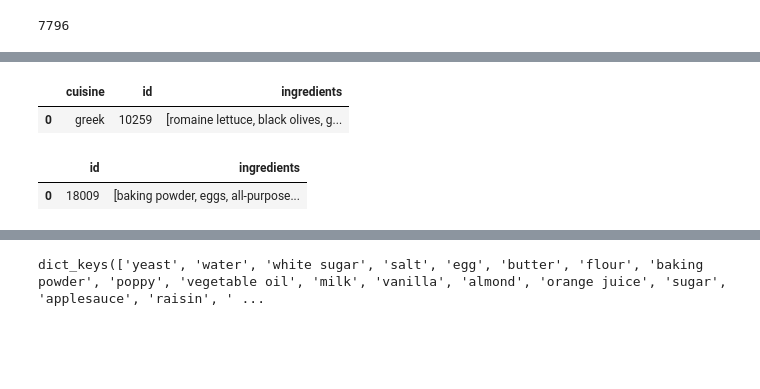
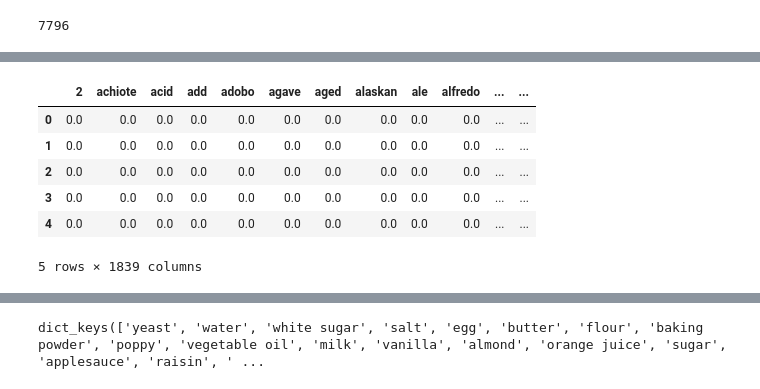
Before and after one commit to BloomTech-Labs/MyDish-DS, a Jupyter notebook: SLightfoot/ingr_scratchpad.ipynb, the cells around one changed output, grey strips where cells are left out. Saved outputs shown, nothing was run; the diff lists cells and outputs as text; code cells hidden in the pictures; blank space fills up the shorter version.

```diff
--- a/SLightfoot/ingr_scratchpad.ipynb
+++ b/SLightfoot/ingr_scratchpad.ipynb
@@ -67,5 +70,10 @@ ing3 = parse_ingredients(ing2_df.ingredients)
+# %%
+# Isolate ingredients from each set via parse_ingredients function
+df_ing = parse_ingredients(df.Ingredients)
+kgl_ing = parse_ingredients(kgl_df.ingredients)
+kgl2_ing = parse_ingredients(kgl2_df.ingredients)
 # %%
-ingredients = sorted(list(set().union(ing, ing2, ing3)))
+ingredients = sorted(list(set().union(df_ing, kgl_ing, kgl2_ing)))
 ingredients[:50]
 # %% [output]
 ['',
@@ -126,7 +128,7 @@ here some ingredients ingredients!
 # %%
 # Cleaning up/trimming down that list
 dropwords = ['ounce', 'ounces', 'oz', 'oz.', 'oz.', 'lb', 'lb.', ' pound', 'package', 'packages', 'inches', 'ground', 'and', 'for']
-
-ingredients_trimmed = [remove_words(x, dropwords) for x in ingredients]
+ingredients = [i.lower() for i in ingredients]
+ingredients_trimmed = [scrub_ingredients(x, dropwords) for x in ingredients if x]
 ingredients_trimmed[:50]
 # %% [output]
@@ -182,10 +178,41 @@ df.head(1)
-# %%
-ing_df.head(1)
-# %% [output]
-|  | cuisine | id | ingredients |
-| 0 | greek | 10259 | [romaine lettuce, black olives, g... |
-# %%
-ing2_df.head(1)
-# %% [output]
-|  | id | ingredients |
-| 0 | 18009 | [baking powder, eggs, all-purpose... |
+# %%
+vals = ingredients_stripped
+
+def ngrams_analyzer(string):
+    string = re.sub(r'[,-./]', r'', string)
+    ngrams = zip(*[string[i:] for i in range(5)])  # N-Gram length is 5
+    return [''.join(ngram) for ngram in ngrams]
+
+def get_lemz(text):
+
+    stopwords = []
+    lemmas = []
+
+    doc = nlp(text)
+
+    for token in doc:
+        if (token.text.lower() not in stopwords):
+            if ((token.is_stop == False) & (token.is_punct == False)) & (token.pos_!= 'PRON'):
+                lemmas.append(token.lemma_)
+
+    return lemmas
+
+vectorizer = TfidfVectorizer(analyzer=ngrams_analyzer, stop_words='english', max_df=.97)
+# %%
+tfidf = TfidfVectorizer(stop_words='english',
+                        ngram_range=(1,2),
+                        max_df=.97,
+                        min_df=3,
+                        tokenizer=get_lemz)
+
+dtm = tfidf.fit_transform(vals)
+dtm = pd.DataFrame(dtm.todense(), columns=tfidf.get_feature_names())
+dtm.head()
+# %% [output]
+|  | 2 | achiote | acid | add | adobo | agave | aged | alaskan | ale | alfredo | ... | ... |
+| 0 | 0.0 | 0.0 | 0.0 | 0.0 | 0.0 | 0.0 | 0.0 | 0.0 | 0.0 | 0.0 | ... | ... |
+| 1 | 0.0 | 0.0 | 0.0 | 0.0 | 0.0 | 0.0 | 0.0 | 0.0 | 0.0 | 0.0 | ... | ... |
+| 2 | 0.0 | 0.0 | 0.0 | 0.0 | 0.0 | 0.0 | 0.0 | 0.0 | 0.0 | 0.0 | ... | ... |
+| 3 | 0.0 | 0.0 | 0.0 | 0.0 | 0.0 | 0.0 | 0.0 | 0.0 | 0.0 | 0.0 | ... | ... |
+| 4 | 0.0 | 0.0 | 0.0 | 0.0 | 0.0 | 0.0 | 0.0 | 0.0 | 0.0 | 0.0 | ... | ... |
+5 rows × 1839 columns
```
Also changed, not shown: parts of 23 cells of this notebook, 2 other files.
